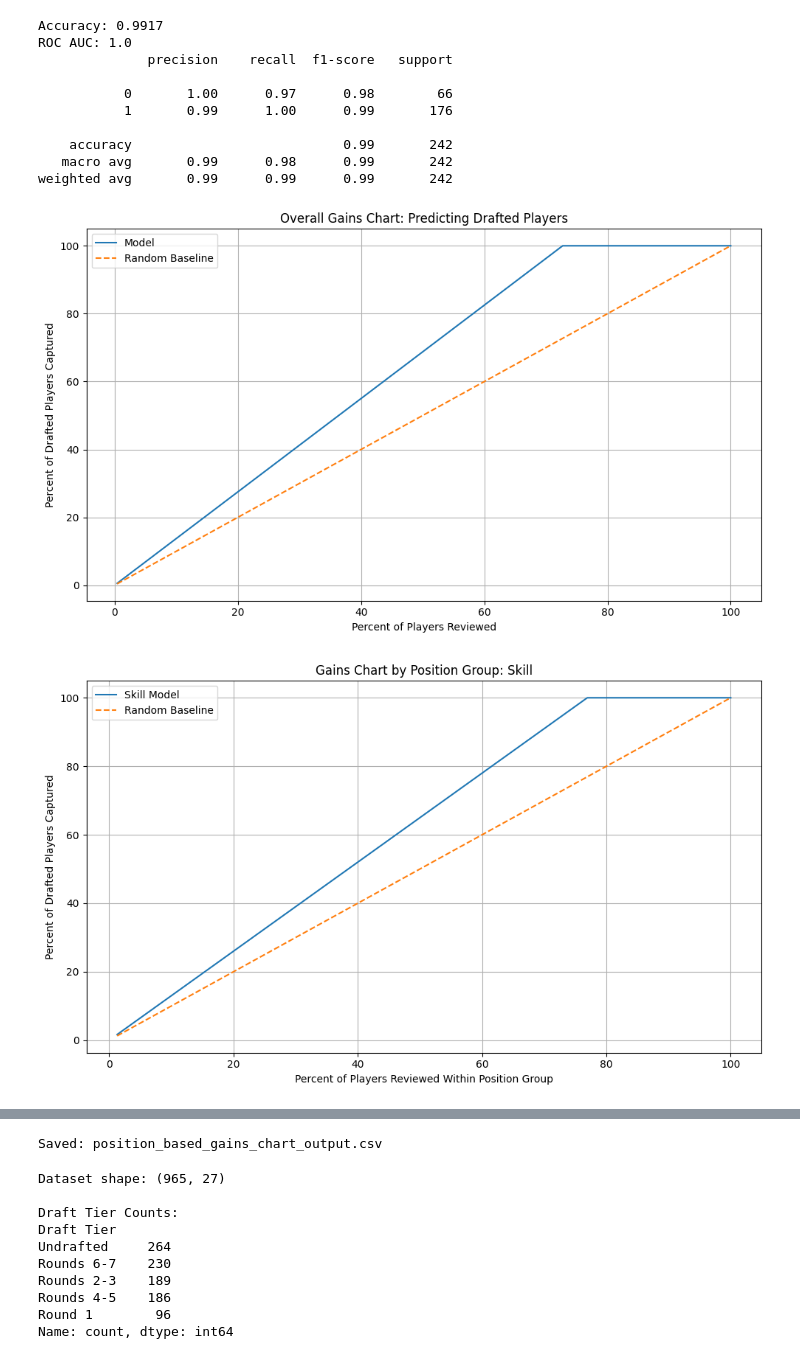
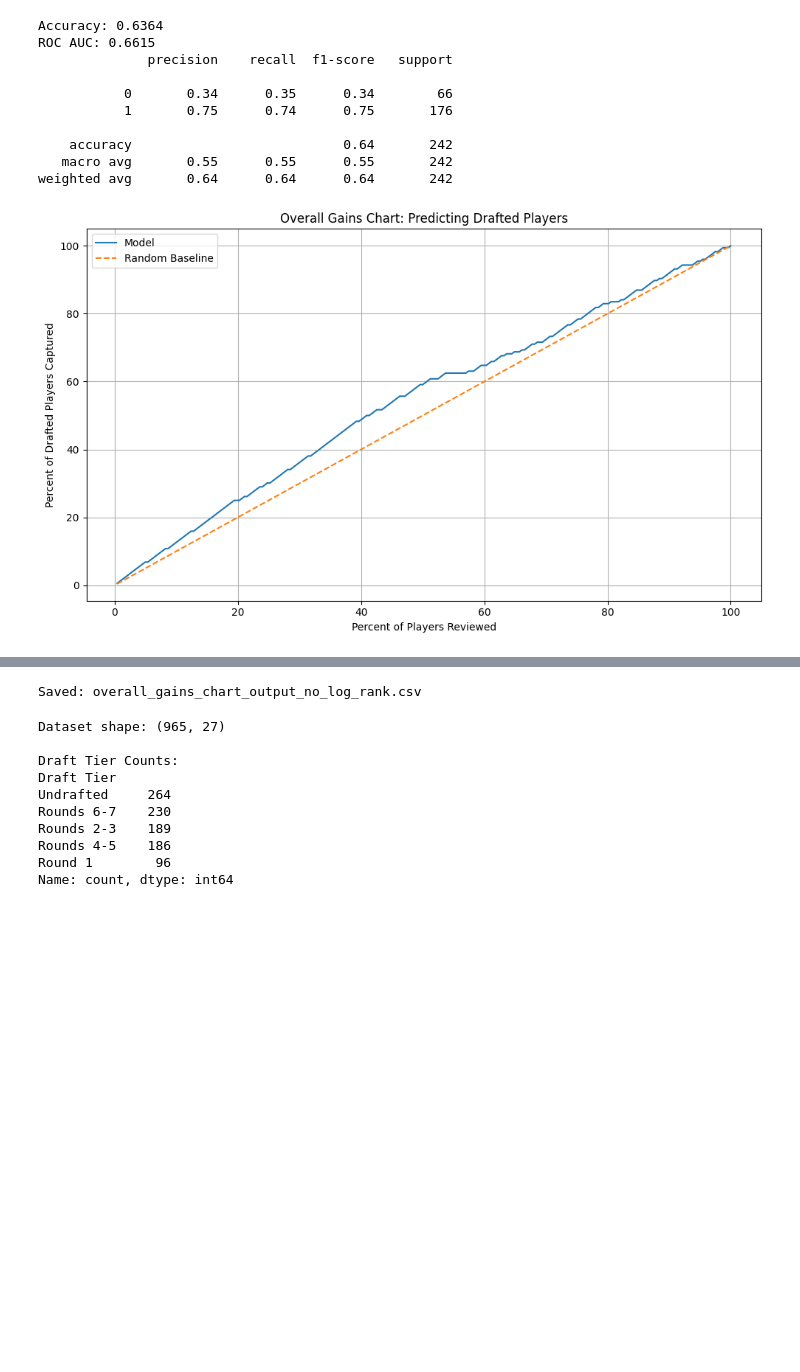
Before and after one commit to alexlevkulich/BSAN-Project-2, a Jupyter notebook: GainsChart.ipynb, the cells around one changed output, grey strips where cells are left out. Cells and saved outputs as stored; diff of their text form; code cells hidden in the pictures; blank space fills up the shorter version.

Commit message:
Fixed Gains chart Overall

```diff
--- a/GainsChart.ipynb
+++ b/GainsChart.ipynb
@@ -115,7 +115,6 @@ features = [
     "Efficiencies Offense",
     "Efficiencies Defense",
     "Efficiencies SpecialTeams",
-    "Log Rank",
     "CFP Appearance",
     "National Award"
 ]
@@ -197,7 +196,7 @@ gains_df["Predicted Probability"] = y_prob
 
 
 # =========================
-# 9. OVERALL GAINS CHART
+# 9. OVERALL GAINS CHART ONLY
 # =========================
 
 overall_gains = gains_df.sort_values(
@@ -221,92 +220,41 @@ plt.figure(figsize=(10, 6))
 plt.plot(
     overall_gains["Percent of Players Reviewed"],
     overall_gains["Percent of Drafted Players Captured"],
     label="Model"
 )
 
 plt.plot(
     overall_gains["Percent of Players Reviewed"],
     overall_gains["Percent of Players Reviewed"],
     linestyle="--",
     label="Random Baseline"
 )
 
 plt.title("Overall Gains Chart: Predicting Drafted Players")
 plt.xlabel("Percent of Players Reviewed")
 plt.ylabel("Percent of Drafted Players Captured")
 plt.legend()
 plt.grid(True)
 plt.tight_layout()
 plt.show()
 
 
 # =========================
-# 10. POSITION-GROUP GAINS CHARTS
+# 10. SAVE OUTPUT
 # =========================
 
-for group in gains_df["Position Group"].unique():
-    group_df = gains_df[gains_df["Position Group"] == group].copy()
+gains_df.to_csv("overall_gains_chart_output_no_log_rank.csv", index=False)
 
-    if group_df["Actual"].sum() == 0:
-        continue
-
-    group_df = group_df.sort_values(
-        by="Predicted Probability",
-        ascending=False
-    ).reset_index(drop=True)
-
-    group_df["Cumulative Drafted"] = group_df["Actual"].cumsum()
-    total_group_drafted = group_df["Actual"].sum()
-
-    group_df["Percent of Players Reviewed"] = (
-        np.arange(1, len(group_df) + 1) / len(group_df)
-    ) * 100
-
-    group_df["Percent of Drafted Players Captured"] = (
-        group_df["Cumulative Drafted"] / total_group_drafted
-    ) * 100
-
-    plt.figure(figsize=(10, 6))
-
-    plt.plot(
-        group_df["Percent of Players Reviewed"],
-        group_df["Percent of Drafted Players Captured"],
-        label=f"{group} Model"
-    )
-
-    plt.plot(
-        group_df["Percent of Players Reviewed"],
-        group_df["Percent of Players Reviewed"],
-        linestyle="--",
-        label="Random Baseline"
-    )
-
-    plt.title(f"Gains Chart by Position Group: {group}")
-    plt.xlabel("Percent of Players Reviewed Within Position Group")
-    plt.ylabel("Percent of Drafted Players Captured")
-    plt.legend()
-    plt.grid(True)
-    plt.tight_layout()
-    plt.show()
-
-
-# =========================
-# 11. SAVE OUTPUT
-# =========================
-
-gains_df.to_csv("position_based_gains_chart_output.csv", index=False)
-
-print("Saved: position_based_gains_chart_output.csv")
+print("Saved: overall_gains_chart_output_no_log_rank.csv")
 # %% [output]
-Accuracy: 0.9917
-ROC AUC: 1.0
+Accuracy: 0.6364
+ROC AUC: 0.6615
               precision    recall  f1-score   support
 
-           0       1.00      0.97      0.98        66
-           1       0.99      1.00      0.99       176
+           0       0.34      0.35      0.34        66
+           1       0.75      0.74      0.75       176
 
-    accuracy                           0.99       242
-   macro avg       0.99      0.98      0.99       242
-weighted avg       0.99      0.99      0.99       242
+    accuracy                           0.64       242
+   macro avg       0.55      0.55      0.55       242
+weighted avg       0.64      0.64      0.64       242
-[figure, old version]
+[figure, new version]
-[figure, removed]
@@ -318,4 +261,4 @@ weighted avg       0.99      0.99      0.99       242
-Saved: position_based_gains_chart_output.csv
+Saved: overall_gains_chart_output_no_log_rank.csv
 # %%
 import pandas as pd
 import numpy as np
```
Also changed, not shown: parts of 2 cells of this notebook, 1 other file.
